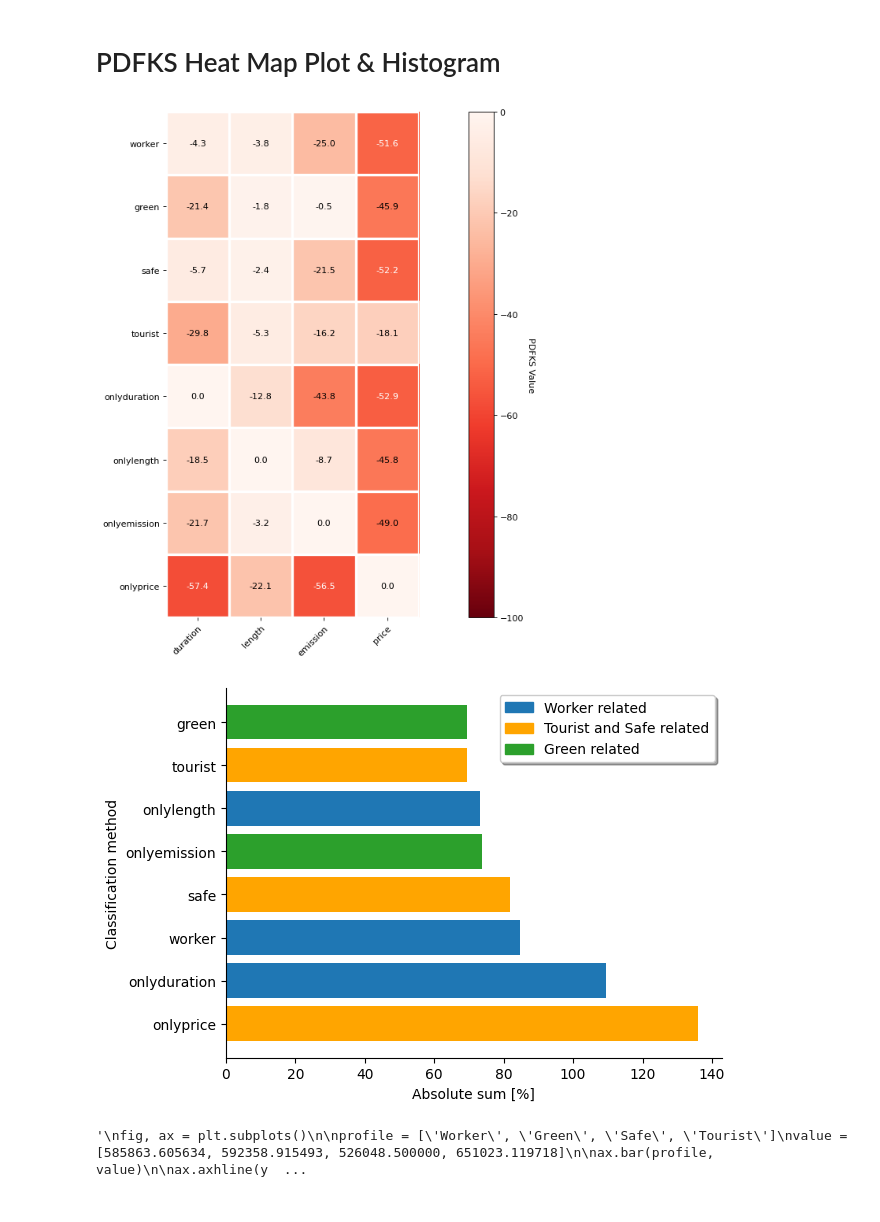
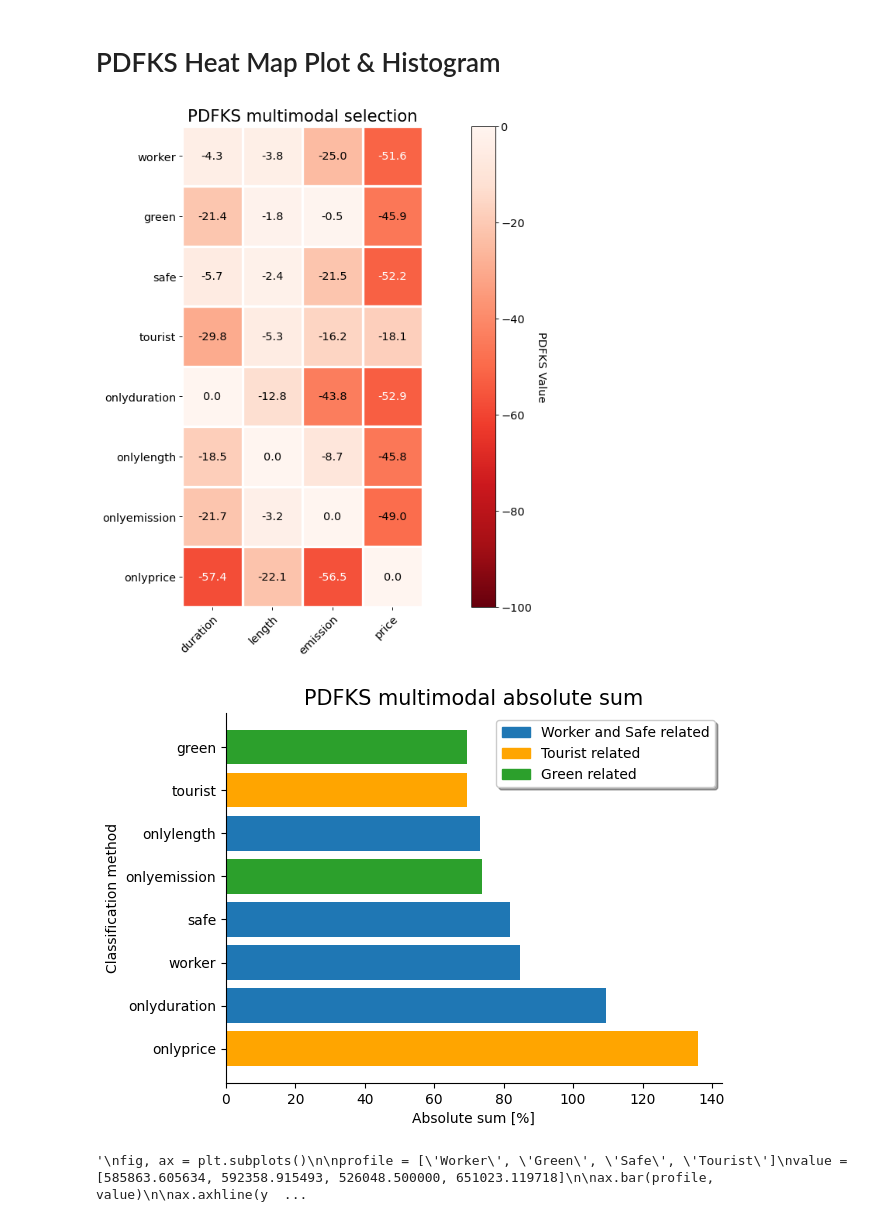
Before and after one commit to CamiloHMS/london_routing, a Jupyter notebook: route_eval.ipynb, the cells around one changed output. Saved outputs shown, nothing was run; the diff lists cells and outputs as text; code cells hidden in the pictures.

Commit message:
labels fixed

```diff
--- a/route_eval.ipynb
+++ b/route_eval.ipynb
@@ -285,6 +285,8 @@ def annotate_heatmap(im, data=None, valfmt="{x:.2f}",
 #            'onlyDuration','onlyTraffic','onlyLength','onlyPolution']
 
 #features = ['crimes','accidents','nature','attractions','duration','traffic','length','polution']
+
+matplotlib.rcParams.update({'font.size': 13})
 
 profiles = ["worker","green","safe","tourist","onlyduration","onlylength","onlyemission","onlyprice"]
 
@@ -299,10 +301,11 @@ im, cbar = heatmap(result_np, profiles, features, ax=ax,
 texts = annotate_heatmap(im, valfmt="{x:.1f}")
 
 fig.tight_layout()
+plt.title("PDFKS multimodal selection", size=19)
 plt.savefig("results/plots/heatmap.pdf",bbox_inches="tight")
 plt.show()
 # %% [output]
-[figure, old version]
+[figure, new version]
 # %%
 result_sum = []
 for i in result:
@@ -326,37 +329,38 @@ import seaborn as sns
 # %%
 plt.rcdefaults()
 fig, ax = plt.subplots()
 #sns.set(style="whitegrid")
 blue = "tab:blue"
 yellow = "orange"
 green = "tab:green"
 
-colors = [green,yellow,blue,green,yellow,blue,blue,yellow]
+colors = [green,yellow,blue,green,blue,blue,blue,yellow]
 
 ax.barh(profiles_names, values, align='center',color = colors)
 ax.set_yticks(profiles_names, labels=profiles_names)
 
-leg_g1 = mpatches.Patch(color=blue,label="Worker related")
-leg_g2 = mpatches.Patch(color=yellow,label="Tourist and Safe related")
+leg_g1 = mpatches.Patch(color=blue,label="Worker and Safe related")
+leg_g2 = mpatches.Patch(color=yellow,label="Tourist related")
 leg_g3 = mpatches.Patch(color=green,label="Green related")
 
 plt.legend(loc="upper right",
            #bbox_to_anchor=(-0.45,1.08),
            ncol=1,
            fancybox=True,
            shadow=True,
            #fontsize="x-large",
            handles = [leg_g1,leg_g2,leg_g3])
 
 
 sns.despine()
 ax.invert_yaxis()  # labels read top-to-bottom
 ax.set_xlabel('Absolute sum [%]')
 ax.set_ylabel('Classification method')
+plt.title("PDFKS multimodal absolute sum", size=15)
 plt.savefig("results/plots/classification.pdf",bbox_inches="tight")
 plt.show()
 # %% [output]
-[figure, old version]
+[figure, new version]
 # %%
 #features = ['crimes','accidents','nature','attractions','duration','traffic','length','polution']
 #profile = ['Worker', 'Green', 'Safe', 'Tourist']
```
Also changed, not shown: 28 other files.
